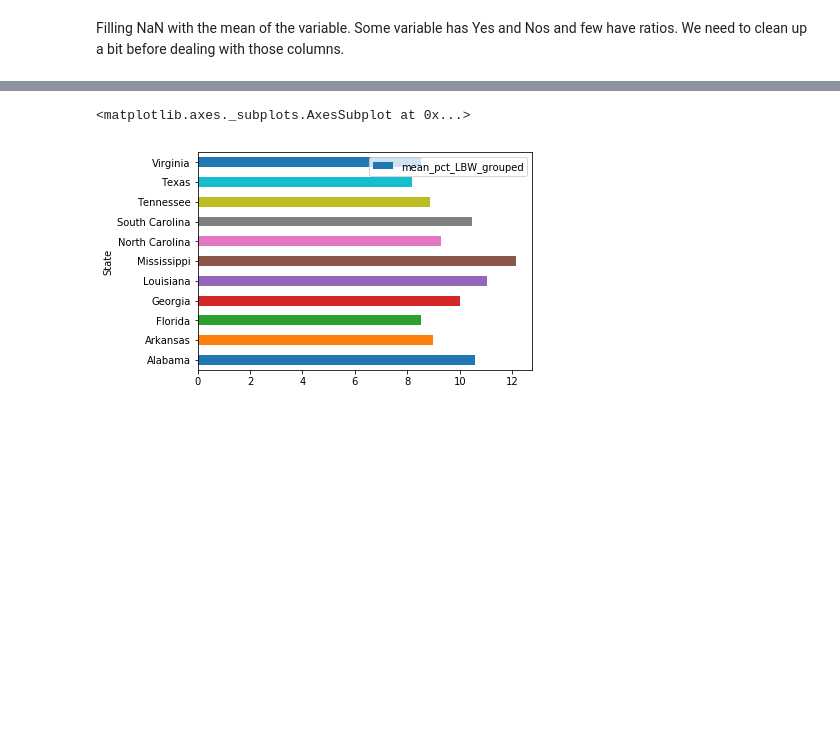
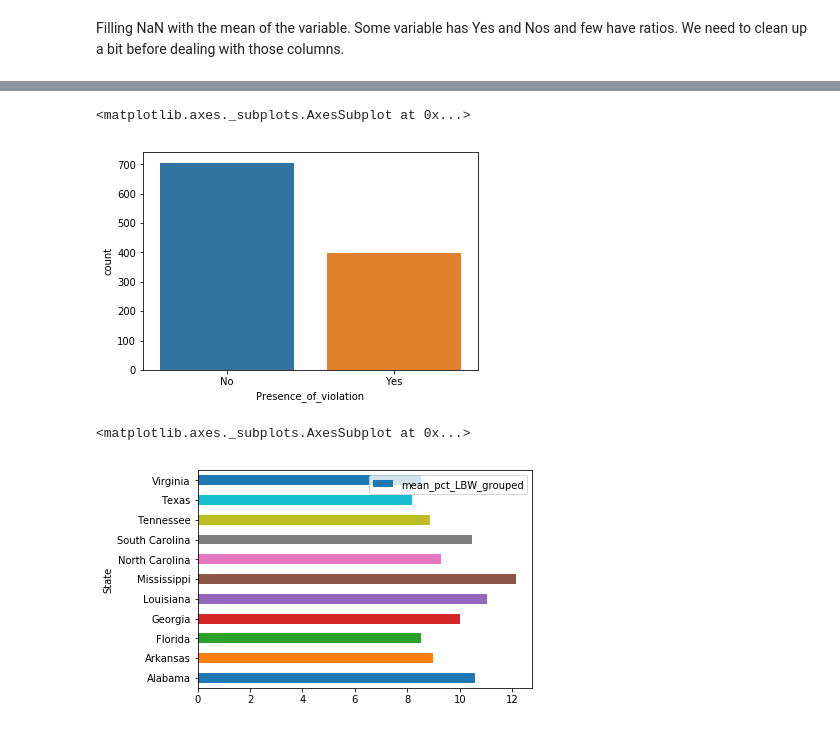
Before and after one commit to Ashutosh-Singhal/Cancer_SHD_TN, a Jupyter notebook: Data_loading_Cleaning.ipynb, the cells around one changed output, grey strips where cells are left out. Cells and saved outputs as stored; diff of their text form; code cells hidden in the pictures; blank space fills up the shorter version.

```diff
--- a/Data_loading_Cleaning.ipynb
+++ b/Data_loading_Cleaning.ipynb
@@ -178,3 +206,8 @@ RMD_2019.fillna(RMD_2019.mean(), inplace=True)
+# %%
+sns.countplot(RMD_2019['Presence_of_violation'],label="Count")
+# %% [output]
+<matplotlib.axes._subplots.AxesSubplot at 0x...>
+[figure, added]
 # %%
 df_grouped = RMD_2019.groupby(
         by=['State']
```
Also changed, not shown: parts of 55 cells of this notebook.
